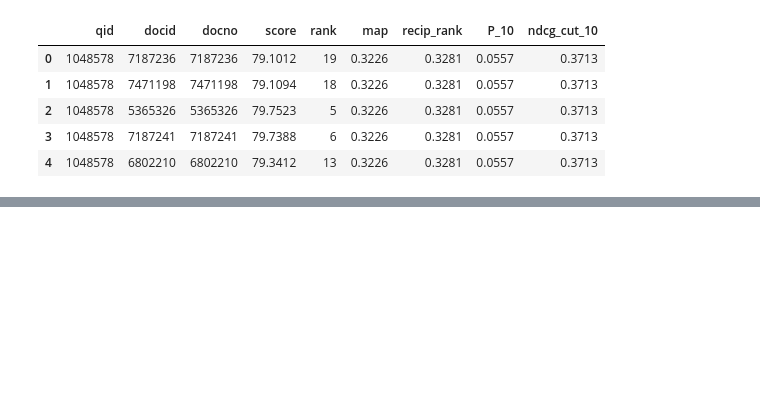
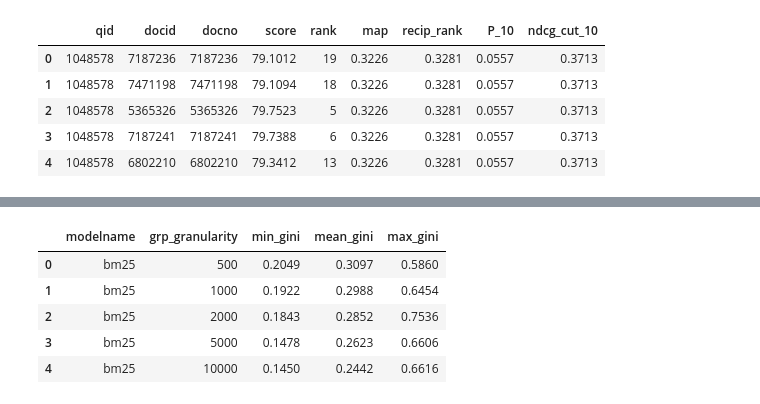
Before and after one commit to XuejunChang/T-Retrievability, a Jupyter notebook: csv_metrics.ipynb, the cells around one changed output, grey strips where cells are left out. Saved outputs shown, nothing was run; the diff lists cells and outputs as text; code cells hidden in the pictures; blank space fills up the shorter version.

```diff
--- a/csv_metrics.ipynb
+++ b/csv_metrics.ipynb
@@ -167,0 +193,12 @@ df.head()
+# %%
+modelname = config.models[0]
+result_csv_path = f'{config.data_dir}/v2/{modelname}_{config.dataset_name}_{config.topics_name}_{config.retrieve_num}_models_granularities.csv'
+df = pd.read_csv(result_csv_path, index_col=0).reset_index()
+df
+# %% [output]
+|  | modelname | grp_granularity | min_gini | mean_gini | max_gini |
+| 0 | bm25 | 500 | 0.2049 | 0.3097 | 0.5860 |
+| 1 | bm25 | 1000 | 0.1922 | 0.2988 | 0.6454 |
+| 2 | bm25 | 2000 | 0.1843 | 0.2852 | 0.7536 |
+| 3 | bm25 | 5000 | 0.1478 | 0.2623 | 0.6606 |
+| 4 | bm25 | 10000 | 0.1450 | 0.2442 | 0.6616 |
```
Also changed, not shown: parts of 30 cells of this notebook, 5 other files.
